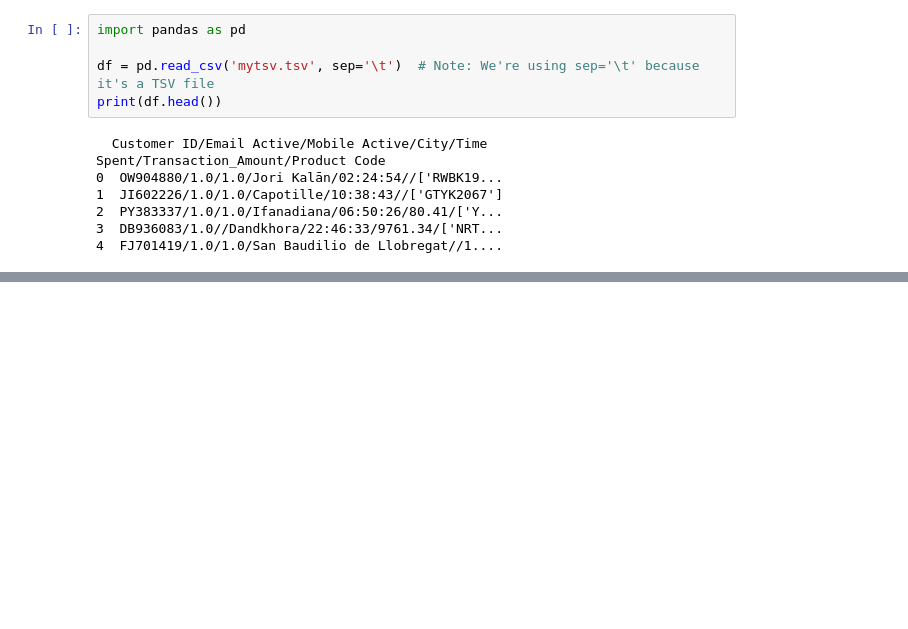
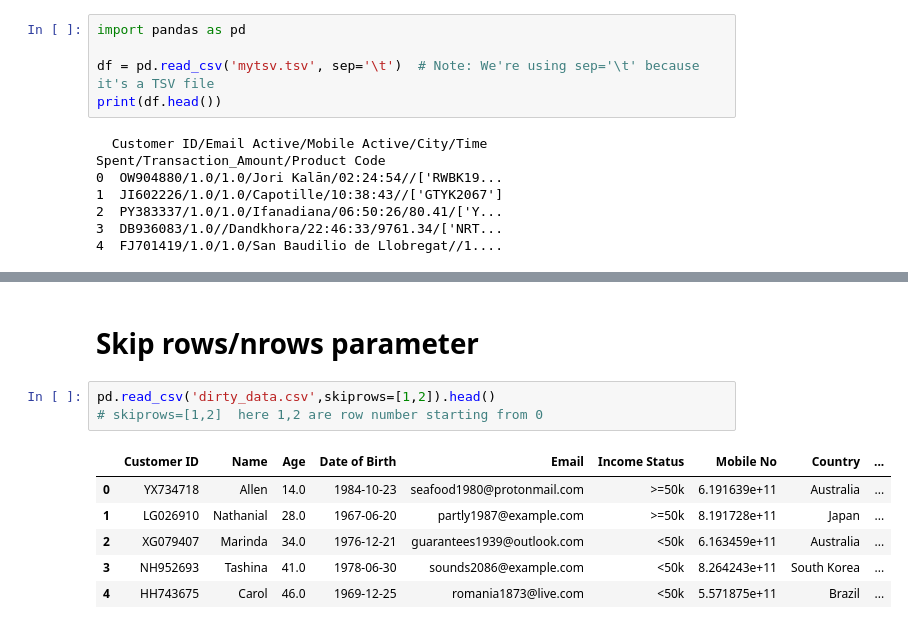
Before and after one commit to harzrawat/Internship_practice, a Jupyter notebook: my_practice/100ML/csv/my_try.ipynb, the cells around one changed output, grey strips where cells are left out. Saved outputs shown, nothing was run; the diff lists cells and outputs as text; blank space fills up the shorter version.

```diff
--- a/my_practice/100ML/csv/my_try.ipynb
+++ b/my_practice/100ML/csv/my_try.ipynb
@@ -96,0 +125,12 @@ Failed to retrieve the file. Please check the URL and your internet connection.
+# %% [markdown]
+# Skip rows/nrows parameter
+# %%
+pd.read_csv('dirty_data.csv',skiprows=[1,2]).head()
+# skiprows=[1,2]  here 1,2 are row number starting from 0
+# %% [output]
+|  | Customer ID | Name | Age | Date of Birth | Email | Income Status | Mobile No | Country | ... |
+| 0 | YX734718 | Allen | 14.0 | 1984-10-23 | seafood1980@protonmail.com | >=50k | 6.191639e+11 | Australia | ... |
+| 1 | LG026910 | Nathanial | 28.0 | 1967-06-20 | partly1987@example.com | >=50k | 8.191728e+11 | Japan | ... |
+| 2 | XG079407 | Marinda | 34.0 | 1976-12-21 | guarantees1939@outlook.com | <50k | 6.163459e+11 | Australia | ... |
+| 3 | NH952693 | Tashina | 41.0 | 1978-06-30 | sounds2086@example.com | <50k | 8.264243e+11 | South Korea | ... |
+| 4 | HH743675 | Carol | 46.0 | 1969-12-25 | romania1873@live.com | <50k | 5.571875e+11 | Brazil | ... |
```
Also changed, not shown: parts of 17 cells of this notebook, 2 other files.
